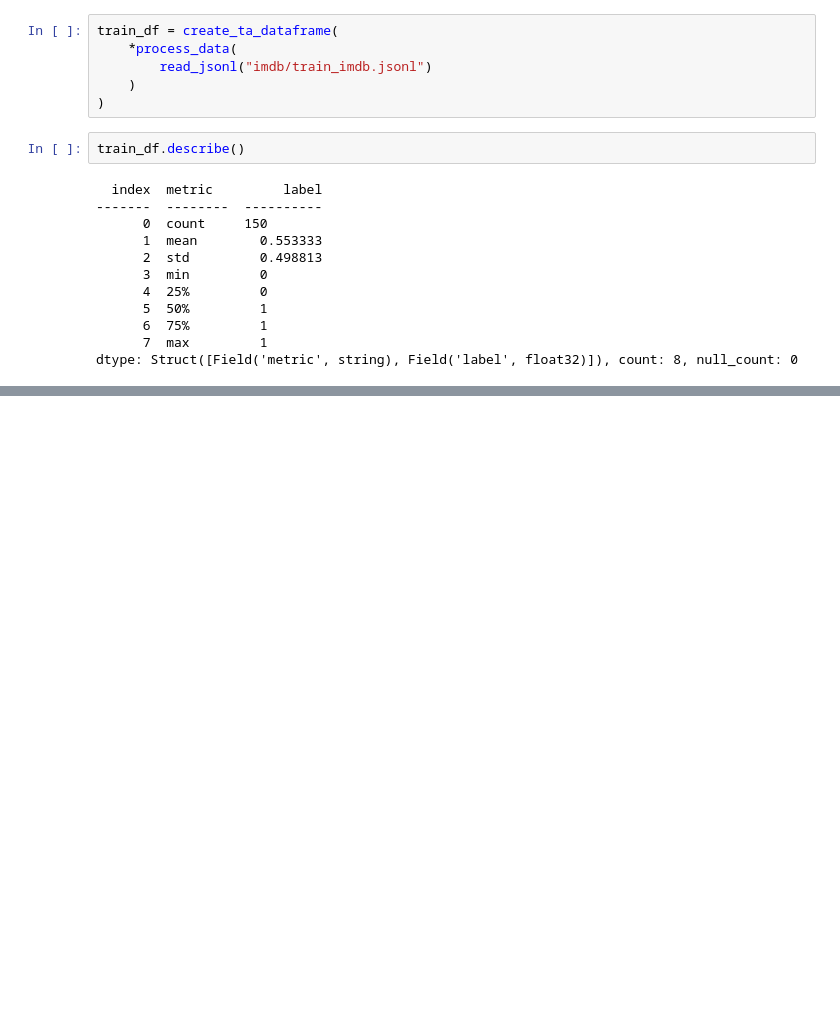
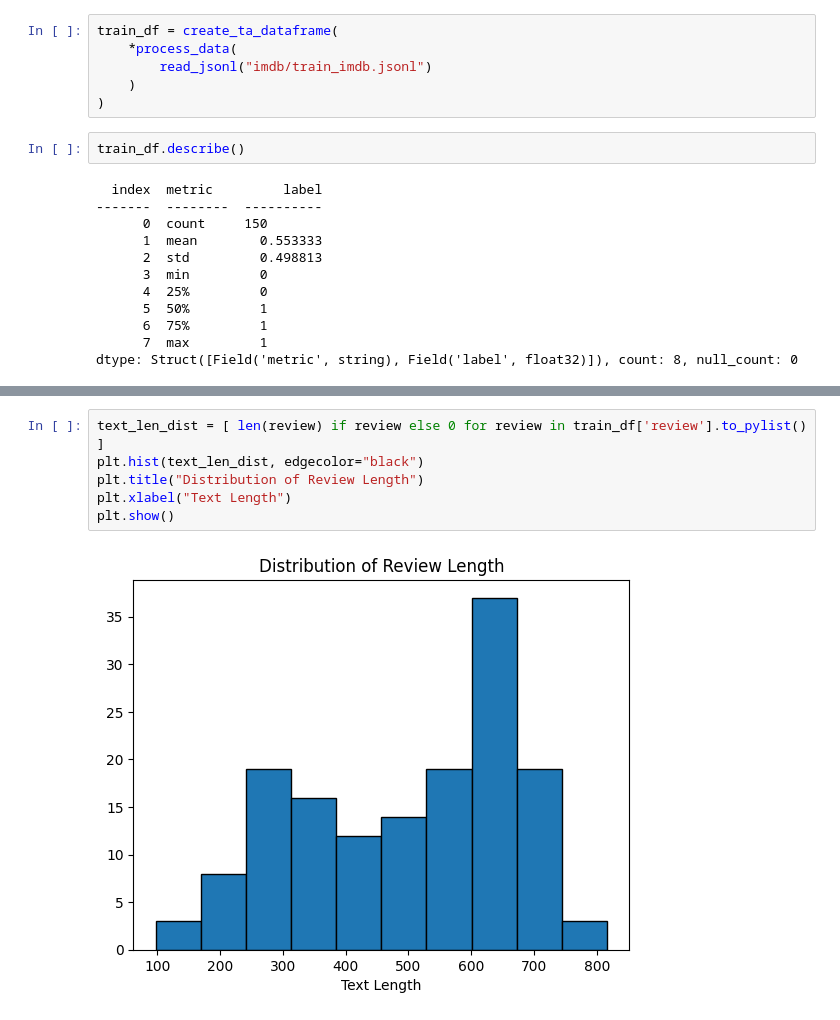
Before and after one commit to ALotov2000/imdb-data-analysis, a Jupyter notebook: CA7.ipynb, the cells around one changed output, grey strips where cells are left out. Saved outputs shown, nothing was run; the diff lists cells and outputs as text; blank space fills up the shorter version.

```diff
--- a/CA7.ipynb
+++ b/CA7.ipynb
@@ -120,0 +103,8 @@ plt.show()
+# %%
+text_len_dist = [ len(review) if review else 0 for review in train_df['review'].to_pylist() ]
+plt.hist(text_len_dist, edgecolor="black")
+plt.title("Distribution of Review Length")
+plt.xlabel("Text Length")
+plt.show()
+# %% [output]
+[figure, added]
```
Also changed, not shown: parts of 2 cells of this notebook.
